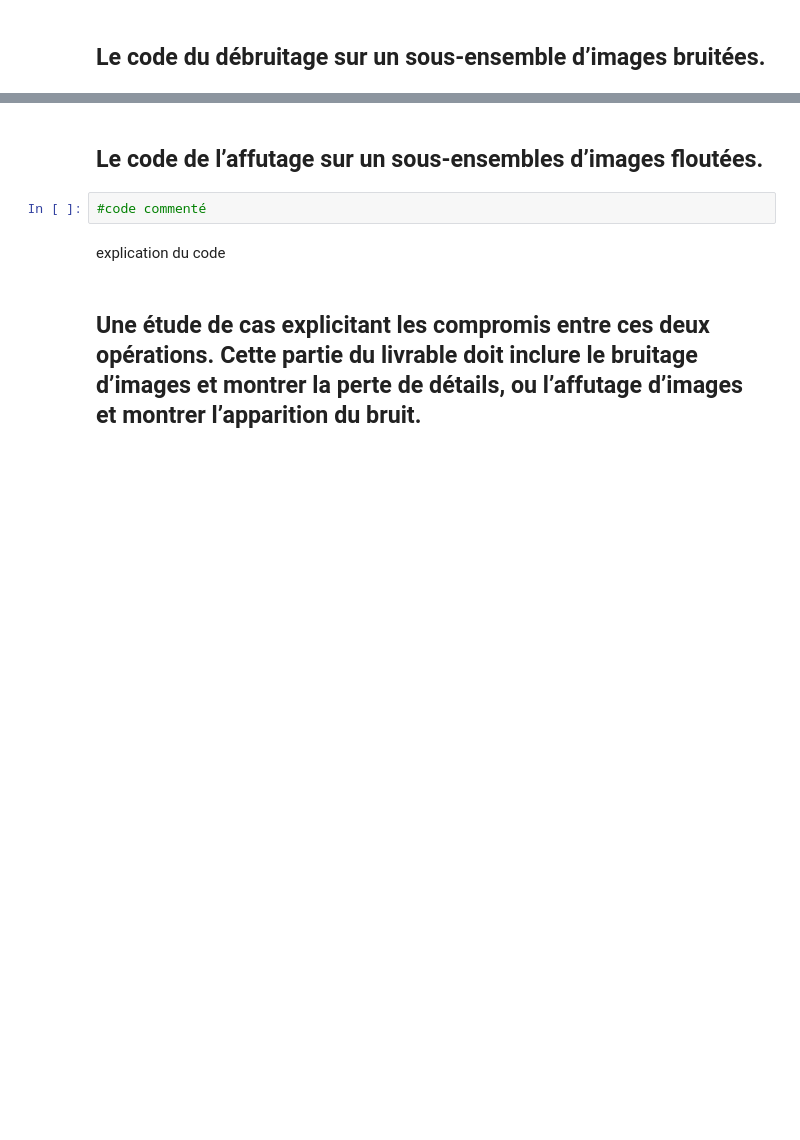
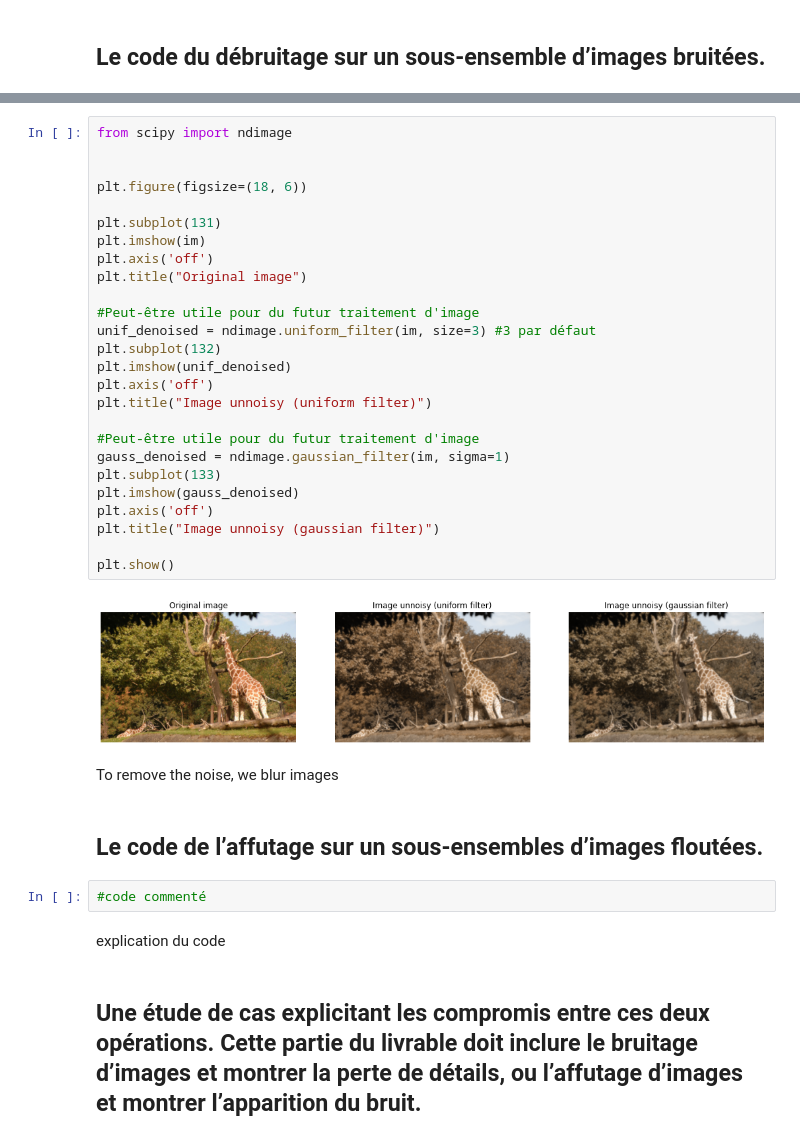
Before and after one commit to MazurierPierre/Projet-Data-Science, a Jupyter notebook: Livrable 1.ipynb, the cells around one changed output, grey strips where cells are left out. Saved outputs shown, nothing was run; the diff lists cells and outputs as text; blank space fills up the shorter version.

```diff
--- a/Livrable 1.ipynb
+++ b/Livrable 1.ipynb
@@ -53,3 +57,33 @@ explication
+# %%
+from scipy import ndimage
+
+
+plt.figure(figsize=(18, 6))
+
+plt.subplot(131)
+plt.imshow(im)
+plt.axis('off')
+plt.title("Original image")
+
+#Peut-être utile pour du futur traitement d'image
+unif_denoised = ndimage.uniform_filter(im, size=3) #3 par défaut
+plt.subplot(132)
+plt.imshow(unif_denoised)
+plt.axis('off')
+plt.title("Image unnoisy (uniform filter)")
+
+#Peut-être utile pour du futur traitement d'image
+gauss_denoised = ndimage.gaussian_filter(im, sigma=1)
+plt.subplot(133)
+plt.imshow(gauss_denoised)
+plt.axis('off')
+plt.title("Image unnoisy (gaussian filter)")
+
+plt.show()
+# %% [output]
+[figure, added]
+# %% [markdown]
+To remove the noise, we blur images
 # %% [markdown]
 ## Le code de l’affutage sur un sous-ensembles d’images floutées.
 # %%
```
Also changed, not shown: parts of 3 cells of this notebook.
